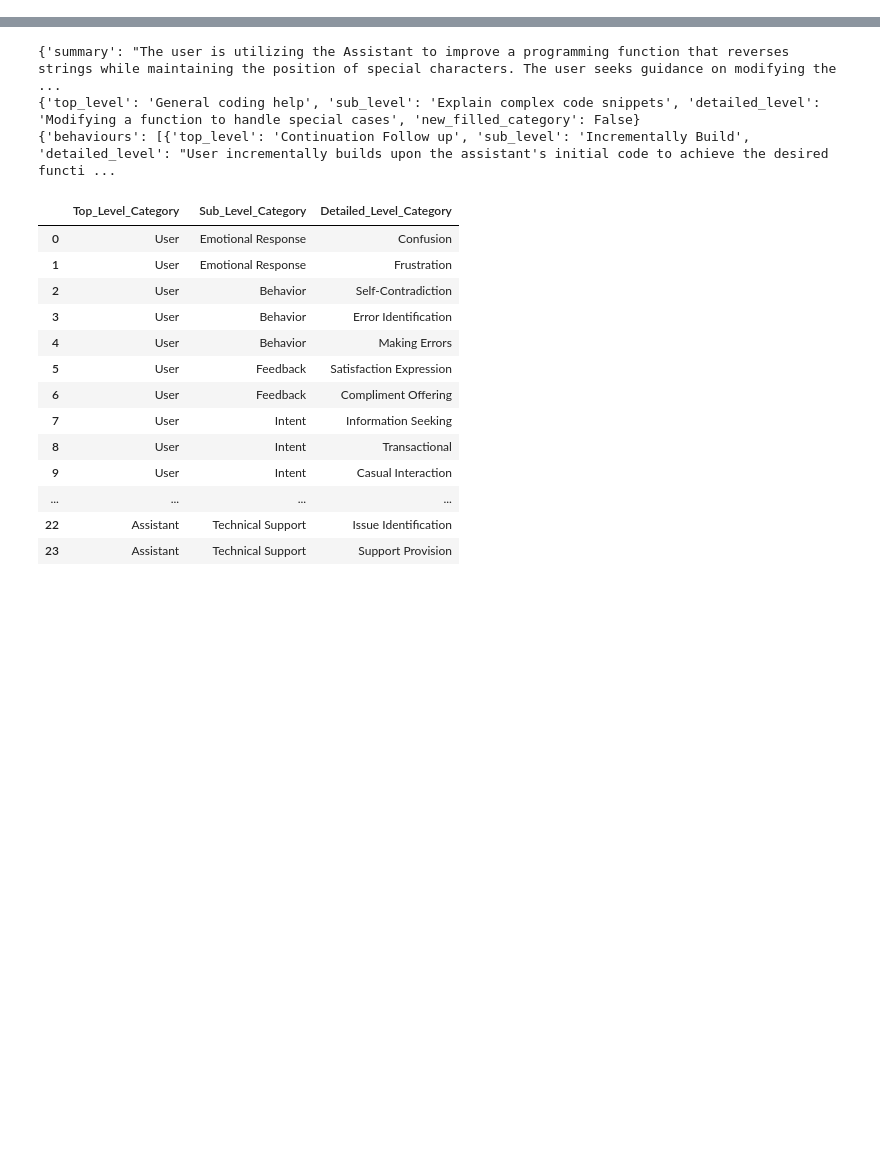
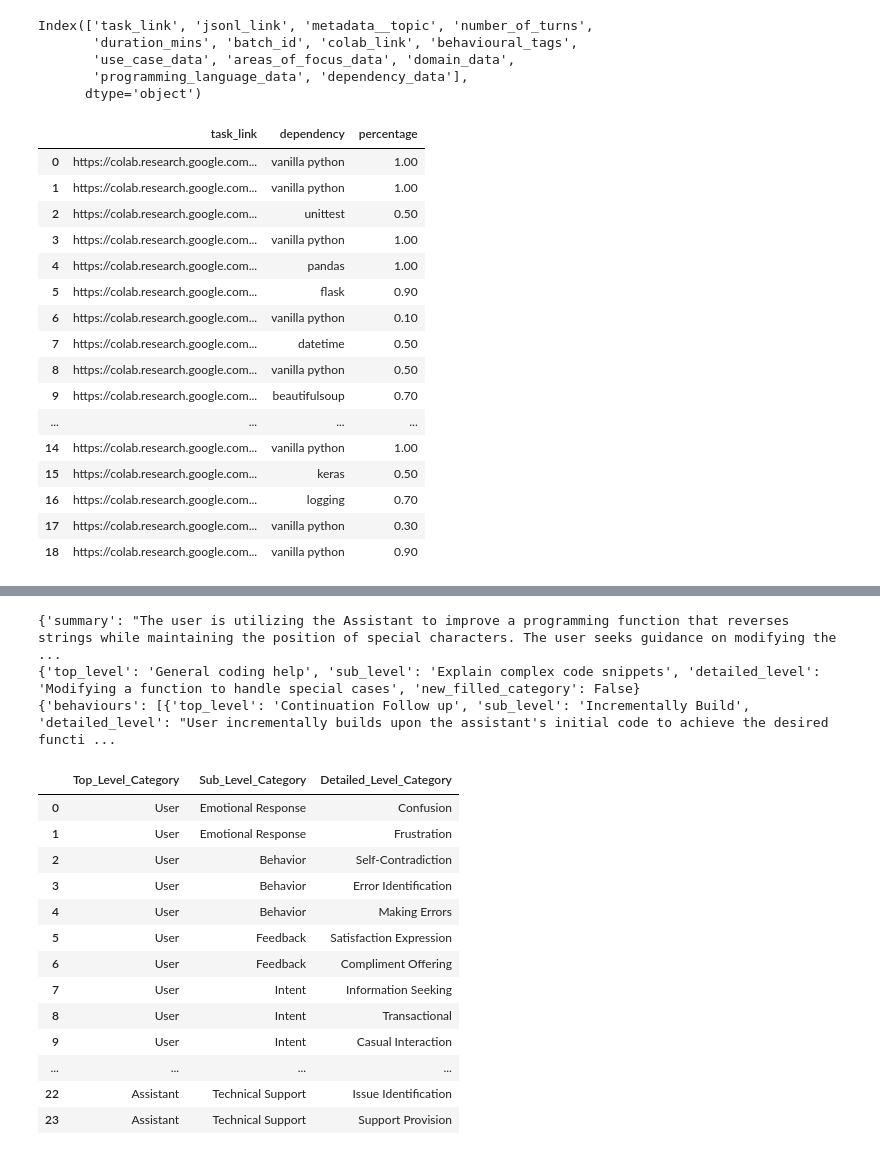
Before and after one commit to alexei-v-tu/character_tasks, a Jupyter notebook: operations/delivery/split_analytics/only_data_no_plots.ipynb, the cells around one changed output, grey strips where cells are left out. Cells and saved outputs as stored; diff of their text form; code cells hidden in the pictures; blank space fills up the shorter version.

```diff
--- a/operations/delivery/split_analytics/only_data_no_plots.ipynb
+++ b/operations/delivery/split_analytics/only_data_no_plots.ipynb
@@ -172,3 +158,42 @@ filtered_extended_delivered_df
+# %%
+filtered_extended_delivered_df.columns
+# %% [output]
+Index(['task_link', 'jsonl_link', 'metadata__topic', 'number_of_turns',
+       'duration_mins', 'batch_id', 'colab_link', 'behavioural_tags',
+       'use_case_data', 'areas_of_focus_data', 'domain_data',
+       'programming_language_data', 'dependency_data'],
+      dtype='object')
+# %%
+expanded_enriched_df = filtered_extended_delivered_df.copy()
+
+
+def expand_dependency_data(row):
+    dependency_presence = row['dependency_data'].get('dependency_presence', [])
+    task_link = row['task_link']
+    return [{'task_link': task_link, 'dependency': dep['dependency'].lower(), 'percentage': dep['percentage']} for dep in dependency_presence]
+
+dependency_data = expanded_enriched_df.apply(expand_dependency_data, axis=1).explode()
+dependency_data = pd.DataFrame(dependency_data[~dependency_data.isna()].tolist())
+dependency_data = dependency_data.dropna().reset_index(drop=True)
+dependency_data
+# %% [output]
+|  | task_link | dependency | percentage |
+| 0 | https://colab.research.google.com... | vanilla python | 1.00 |
+| 1 | https://colab.research.google.com... | vanilla python | 1.00 |
+| 2 | https://colab.research.google.com... | unittest | 0.50 |
+| 3 | https://colab.research.google.com... | vanilla python | 1.00 |
+| 4 | https://colab.research.google.com... | pandas | 1.00 |
+| 5 | https://colab.research.google.com... | flask | 0.90 |
+| 6 | https://colab.research.google.com... | vanilla python | 0.10 |
+| 7 | https://colab.research.google.com... | datetime | 0.50 |
+| 8 | https://colab.research.google.com... | vanilla python | 0.50 |
+| 9 | https://colab.research.google.com... | beautifulsoup | 0.70 |
+| ... | ... | ... | ... |
+| 14 | https://colab.research.google.com... | vanilla python | 1.00 |
+| 15 | https://colab.research.google.com... | keras | 0.50 |
+| 16 | https://colab.research.google.com... | logging | 0.70 |
+| 17 | https://colab.research.google.com... | vanilla python | 0.30 |
+| 18 | https://colab.research.google.com... | vanilla python | 0.90 |
 # %%
 
 def extract_summary(data):
```
Also changed, not shown: parts of 19 cells of this notebook, 9 other files.
